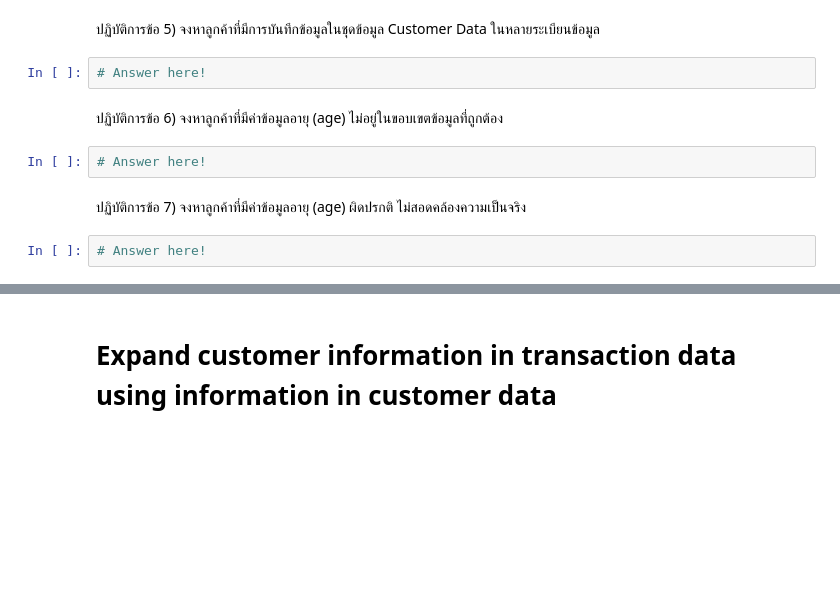
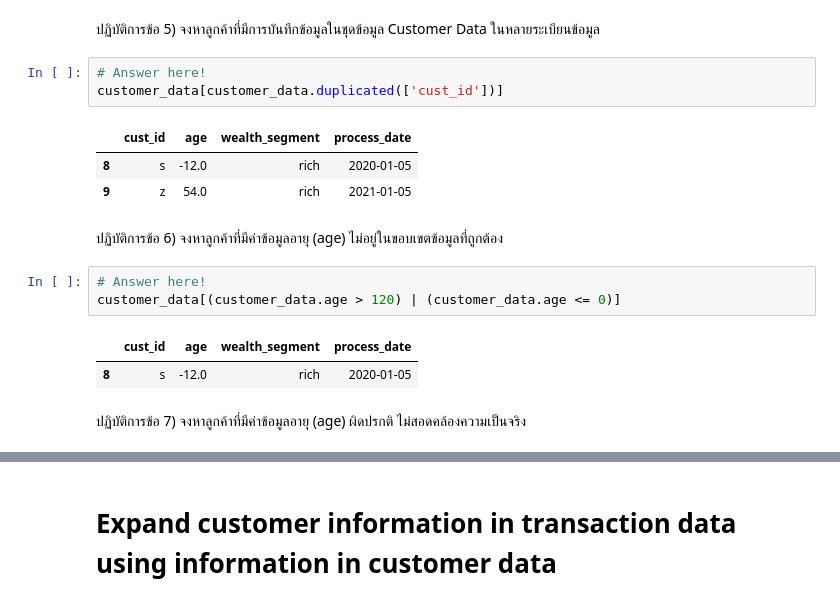
Before and after one commit to tackulus/204426, a Jupyter notebook: Lab_05_610510531.ipynb, the cells around one changed output, grey strips where cells are left out. Saved outputs shown, nothing was run; the diff lists cells and outputs as text; blank space fills up the shorter version.

```diff
--- a/Lab_05_610510531.ipynb
+++ b/Lab_05_610510531.ipynb
@@ -70,11 +168,18 @@ transaction_data[transaction_data.duplicated(['txn_id','cust_id'])]
 ปฏิบัติการข้อ 5) จงหาลูกค้าที่มีการบันทึกข้อมูลในชุดข้อมูล Customer Data ในหลายระเบียนข้อมูล
 # %%
 # Answer here!
+customer_data[customer_data.duplicated(['cust_id'])]
+# %% [output]
+|  | cust_id | age | wealth_segment | process_date |
+| 8 | s | -12.0 | rich | 2020-01-05 |
+| 9 | z | 54.0 | rich | 2021-01-05 |
 # %% [markdown]
 ปฏิบัติการข้อ 6) จงหาลูกค้าที่มีค่าข้อมูลอายุ (age) ไม่อยู่ในขอบเขตข้อมูลที่ถูกต้อง
 # %%
 # Answer here!
+customer_data[(customer_data.age > 120) | (customer_data.age <= 0)]
+# %% [output]
+|  | cust_id | age | wealth_segment | process_date |
+| 8 | s | -12.0 | rich | 2020-01-05 |
 # %% [markdown]
 ปฏิบัติการข้อ 7) จงหาลูกค้าที่มีค่าข้อมูลอายุ (age) ผิดปรกติ ไม่สอดคล้องความเป็นจริง
-# %%
-# Answer here!
```
Also changed, not shown: parts of 20 cells of this notebook.
